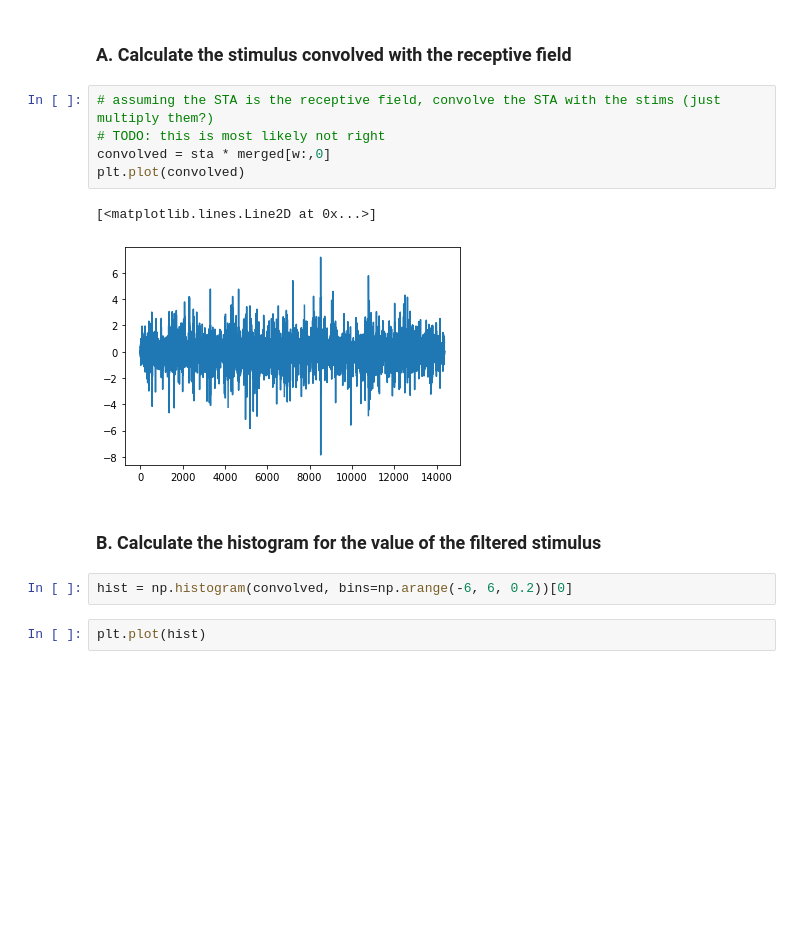
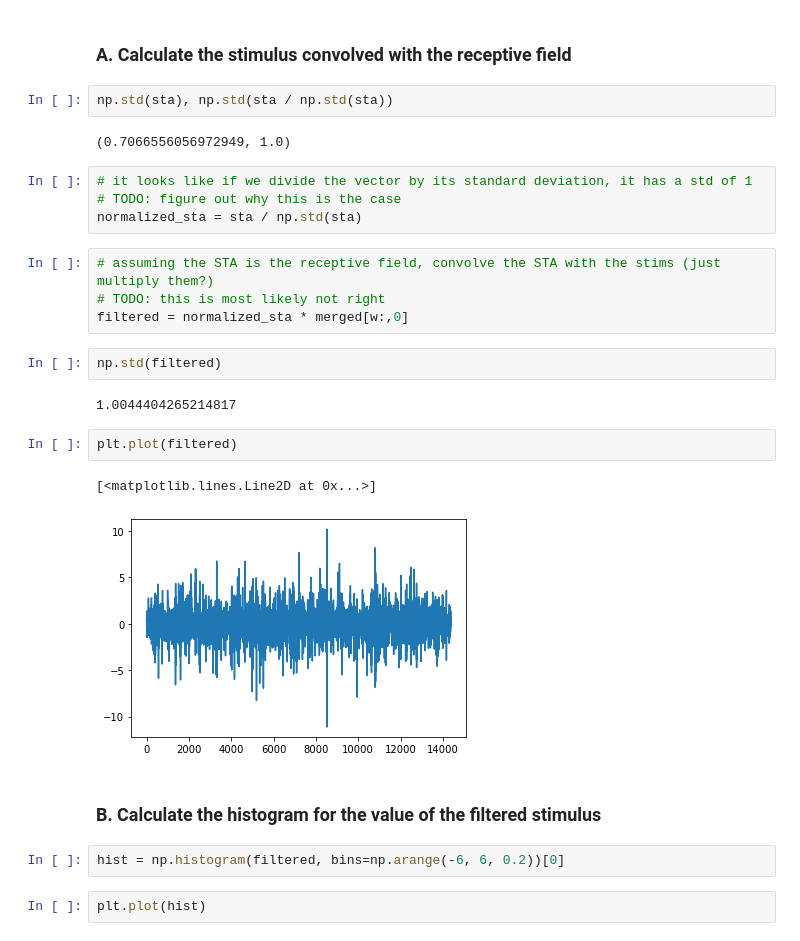
Before and after one commit to NeuroTheoryUMD/mattjac, a Jupyter notebook: sta_exercise.ipynb, the cells around one changed output. Drawn from its saved outputs; the diff is of its cells as text; blank space fills up the shorter version.

Commit message:
Added notes and redid Problem Set 1B. It looks more reasonable now?

```diff
--- a/sta_exercise.ipynb
+++ b/sta_exercise.ipynb
@@ -180,18 +245,31 @@ plt.plot(sta)
 ## 2. Calculating the spiking nonlinearity
 # %% [markdown]
 ### A. Calculate the stimulus convolved with the receptive field
+# %%
+np.std(sta), np.std(sta / np.std(sta))
+# %% [output]
+(0.7066556056972949, 1.0)
+# %%
+# it looks like if we divide the vector by its standard deviation, it has a std of 1
+# TODO: figure out why this is the case
+normalized_sta = sta / np.std(sta)
 # %%
 # assuming the STA is the receptive field, convolve the STA with the stims (just multiply them?)
 # TODO: this is most likely not right
-convolved = sta * merged[w:,0]
-plt.plot(convolved)
+filtered = normalized_sta * merged[w:,0]
-# %% [output]
-[<matplotlib.lines.Line2D at 0x...>]
-[figure, removed]
+# %%
+np.std(filtered)
+# %% [output]
+1.0044404265214817
+# %%
+plt.plot(filtered)
+# %% [output]
+[<matplotlib.lines.Line2D at 0x...>]
+[figure, added]
 # %% [markdown]
 ### B. Calculate the histogram for the value of the filtered stimulus
 # %%
-hist = np.histogram(convolved, bins=np.arange(-6, 6, 0.2))[0]
+hist = np.histogram(filtered, bins=np.arange(-6, 6, 0.2))[0]
 # %%
 plt.plot(hist)
 # %% [output]
```
Also changed, not shown: parts of 14 cells of this notebook, 2 other files.
